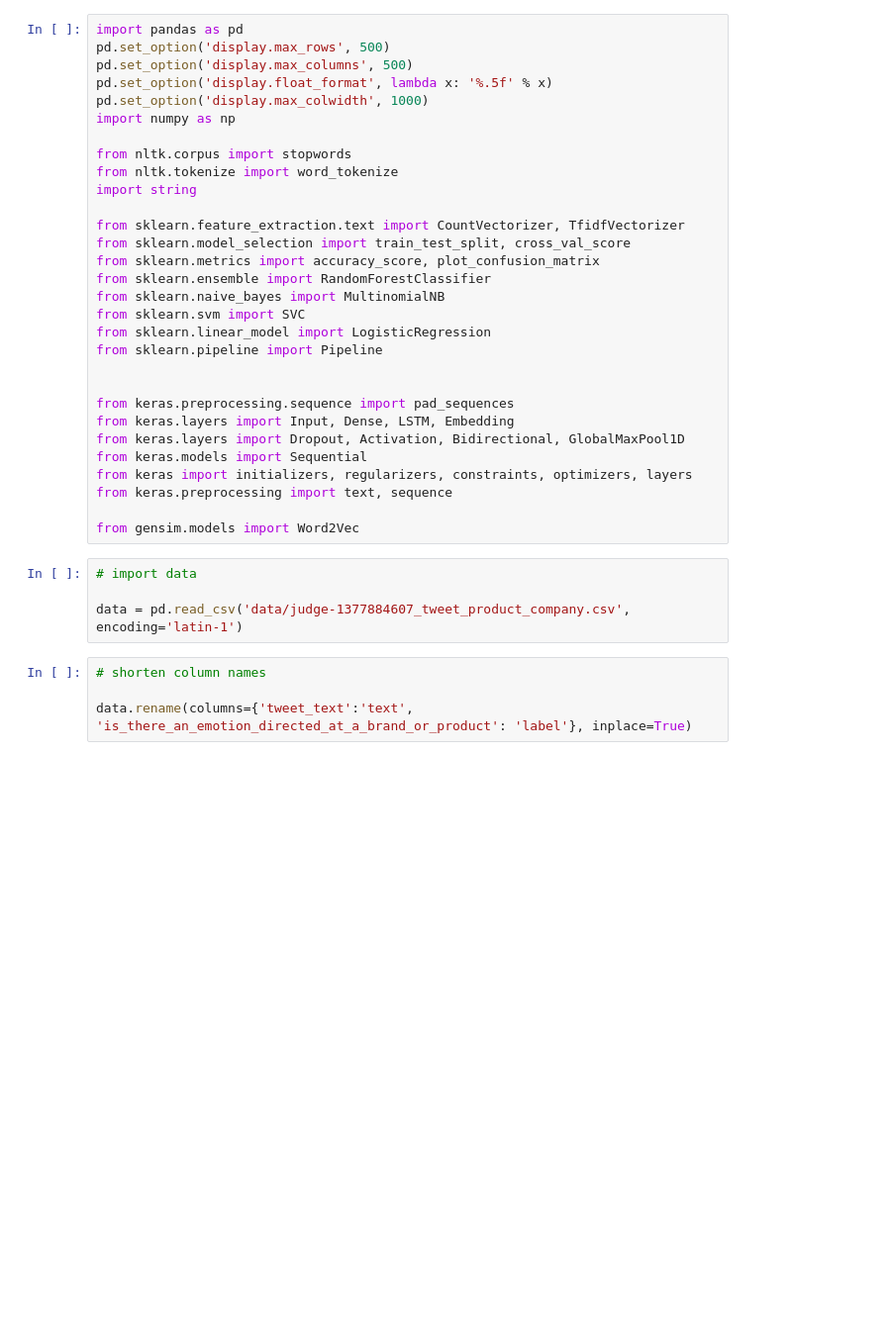
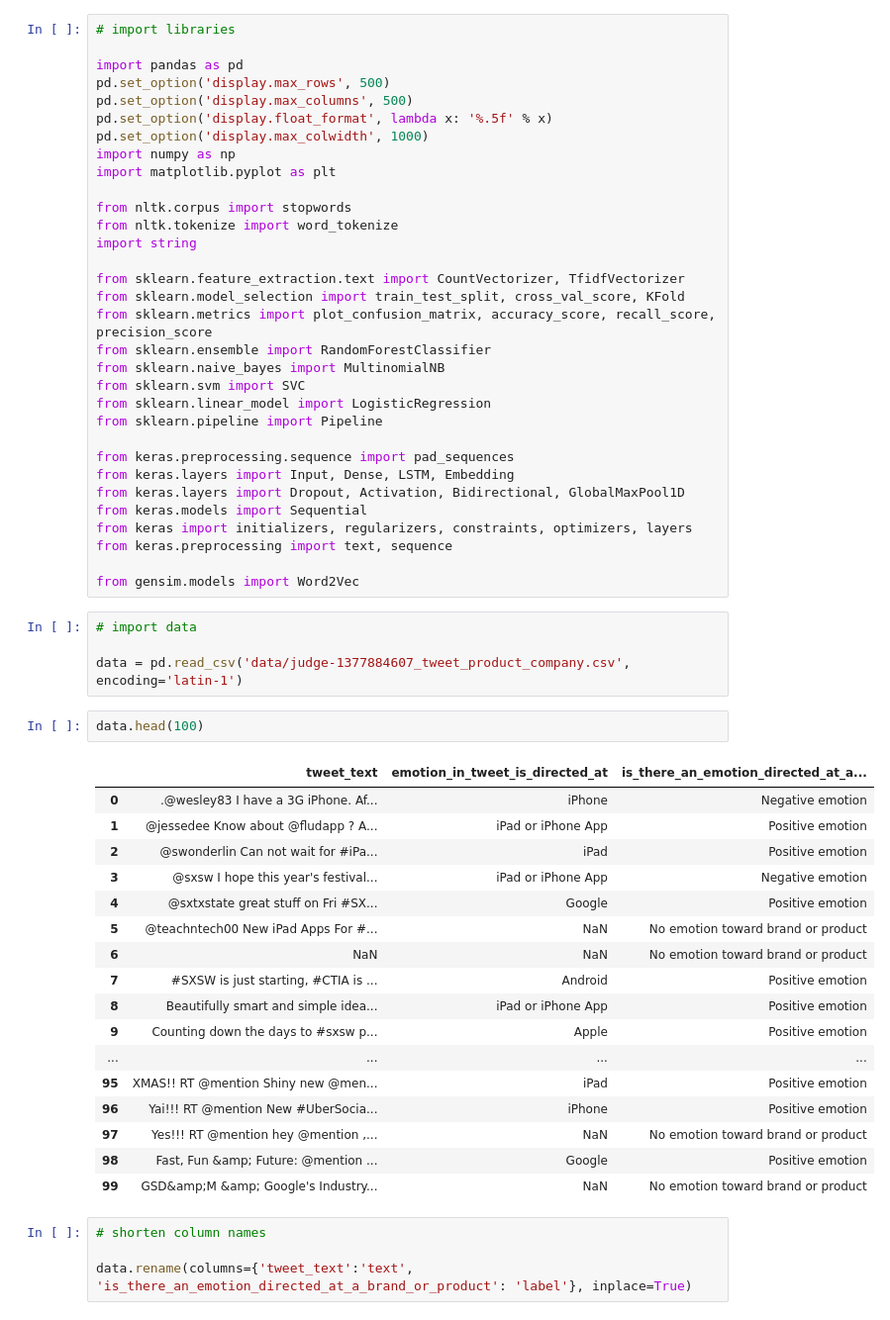
Before and after one commit to lilisbeit/Twitter-Sentiment-Analysis, a Jupyter notebook: negative-tweets.ipynb, the cells around one changed output. Shown at 99% size. Drawn from its saved outputs; the diff is of its cells as text; blank space fills up the shorter version.

```diff
--- a/negative-tweets.ipynb
+++ b/negative-tweets.ipynb
@@ -1,24 +17,26 @@
 # %%
+# import libraries
+
 import pandas as pd
 pd.set_option('display.max_rows', 500)
 pd.set_option('display.max_columns', 500)
 pd.set_option('display.float_format', lambda x: '%.5f' % x)
 pd.set_option('display.max_colwidth', 1000)
 import numpy as np
+import matplotlib.pyplot as plt
 
 from nltk.corpus import stopwords
 from nltk.tokenize import word_tokenize
 import string
 
 from sklearn.feature_extraction.text import CountVectorizer, TfidfVectorizer
-from sklearn.model_selection import train_test_split, cross_val_score
-from sklearn.metrics import accuracy_score, plot_confusion_matrix
+from sklearn.model_selection import train_test_split, cross_val_score, KFold
+from sklearn.metrics import plot_confusion_matrix, accuracy_score, recall_score, precision_score
 from sklearn.ensemble import RandomForestClassifier
 from sklearn.naive_bayes import MultinomialNB
 from sklearn.svm import SVC
 from sklearn.linear_model import LogisticRegression
 from sklearn.pipeline import Pipeline
-
 
 from keras.preprocessing.sequence import pad_sequences
 from keras.layers import Input, Dense, LSTM, Embedding
@@ -32,6 +50,26 @@ from gensim.models import Word2Vec
 # import data
 
 data = pd.read_csv('data/judge-1377884607_tweet_product_company.csv', encoding='latin-1')
+# %%
+data.head(100)
+# %% [output]
+|  | tweet_text | emotion_in_tweet_is_directed_at | is_there_an_emotion_directed_at_a... |
+| 0 | .@wesley83 I have a 3G iPhone. Af... | iPhone | Negative emotion |
+| 1 | @jessedee Know about @fludapp ? A... | iPad or iPhone App | Positive emotion |
+| 2 | @swonderlin Can not wait for #iPa... | iPad | Positive emotion |
+| 3 | @sxsw I hope this year's festival... | iPad or iPhone App | Negative emotion |
+| 4 | @sxtxstate great stuff on Fri #SX... | Google | Positive emotion |
+| 5 | @teachntech00 New iPad Apps For #... | NaN | No emotion toward brand or product |
+| 6 | NaN | NaN | No emotion toward brand or product |
+| 7 | #SXSW is just starting, #CTIA is ... | Android | Positive emotion |
+| 8 | Beautifully smart and simple idea... | iPad or iPhone App | Positive emotion |
+| 9 | Counting down the days to #sxsw p... | Apple | Positive emotion |
+| ... | ... | ... | ... |
+| 95 | XMAS!! RT @mention Shiny new @men... | iPad | Positive emotion |
+| 96 | Yai!!! RT @mention New #UberSocia... | iPhone | Positive emotion |
+| 97 | Yes!!! RT @mention hey @mention ,... | NaN | No emotion toward brand or product |
+| 98 | Fast, Fun &amp; Future: @mention ... | Google | Positive emotion |
+| 99 | GSD&amp;M &amp; Google's Industry... | NaN | No emotion toward brand or product |
 # %%
 # shorten column names
 
```
Also changed, not shown: parts of 26 cells of this notebook.
